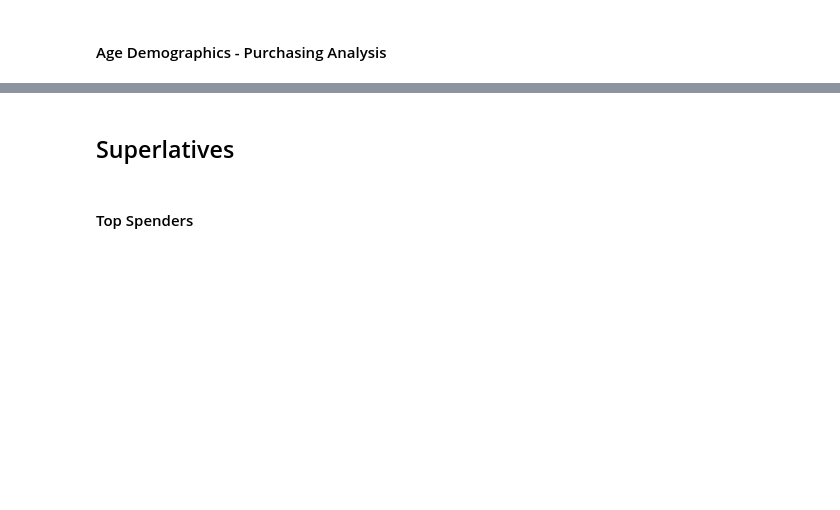
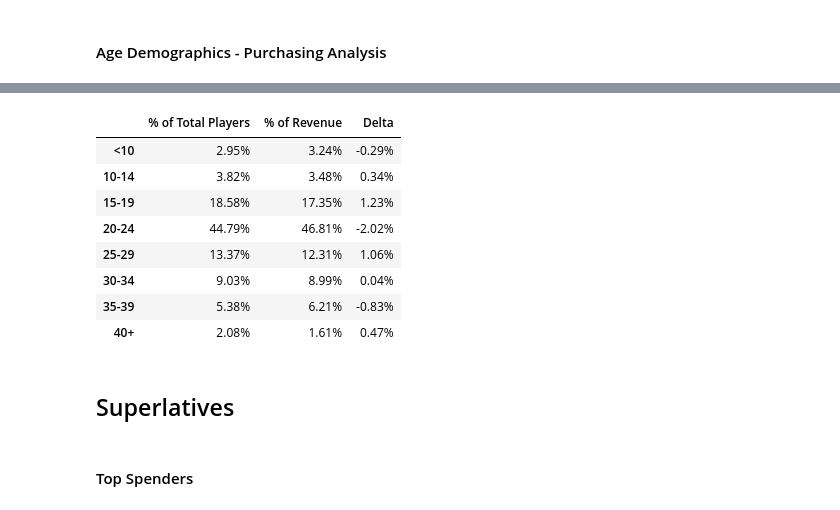
Before and after one commit to abaker178/pandas-challenge, a Jupyter notebook: HeroesOfPymoli/heroes-of-pymoli.ipynb, the cells around one changed output, grey strips where cells are left out. Drawn from its saved outputs; the diff is of its cells as text; code cells hidden in the pictures; blank space fills up the shorter version.

```diff
--- a/HeroesOfPymoli/heroes-of-pymoli.ipynb
+++ b/HeroesOfPymoli/heroes-of-pymoli.ipynb
@@ -189,3 +247,20 @@ age_purchase_df
+# %%
+# Compare percent of purchasers against the revenue generated
+compare_df = pd.DataFrame({})
+compare_df["% of Total Players"] = age_overview_df["Percent of Total Players"]
+compare_df["% of Revenue"] = age_purchase_df["Percentage of Total Revenue"]
+compare_df["Delta"] = [str(round(float(a[:-1]) - float(b[:-1]),2))+"%" for a,b in zip(age_overview_df["Percent of Total Players"],age_purchase_df["Percentage of Total Revenue"])]
+compare_df
+# %% [output]
+|  | % of Total Players | % of Revenue | Delta |
+| <10 | 2.95% | 3.24% | -0.29% |
+| 10-14 | 3.82% | 3.48% | 0.34% |
+| 15-19 | 18.58% | 17.35% | 1.23% |
+| 20-24 | 44.79% | 46.81% | -2.02% |
+| 25-29 | 13.37% | 12.31% | 1.06% |
+| 30-34 | 9.03% | 8.99% | 0.04% |
+| 35-39 | 5.38% | 6.21% | -0.83% |
+| 40+ | 2.08% | 1.61% | 0.47% |
 # %% [markdown]
 ## Superlatives
 # %% [markdown]
```
Also changed, not shown: parts of 26 cells of this notebook, 1 other file.
